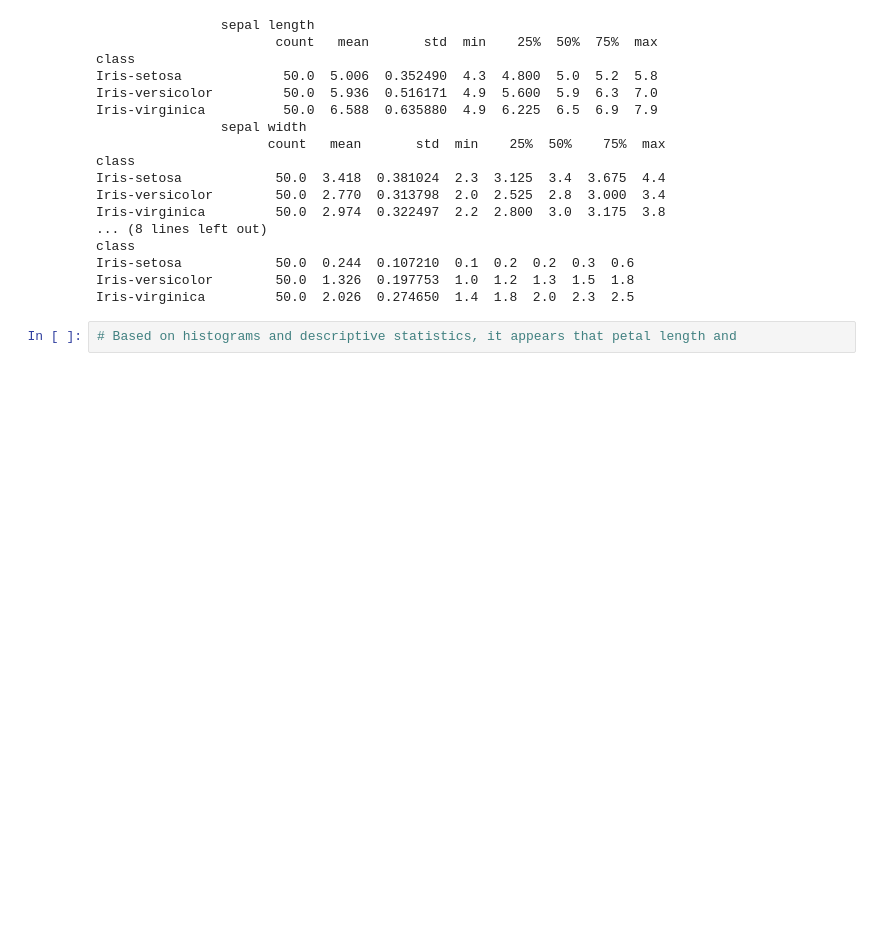
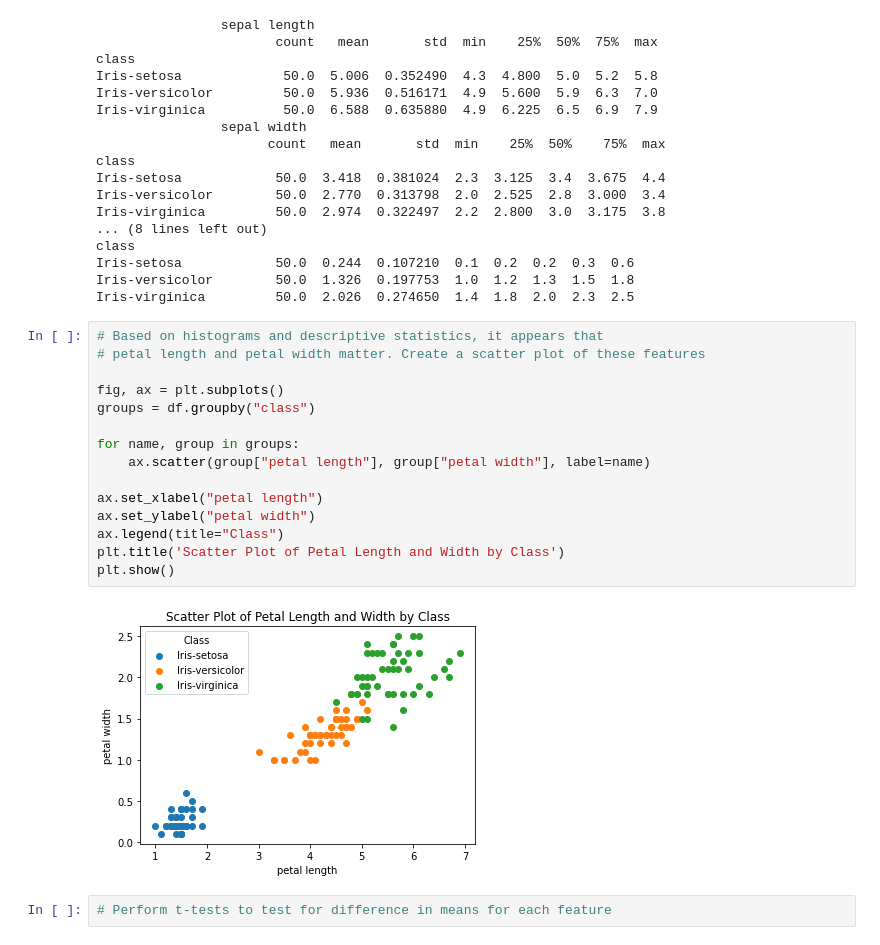
Before and after one commit to vedantdotcom/CoderPad-IrisExploratoryAnalysis, a Jupyter notebook: Analysis.ipynb, the cells around one changed output. Drawn from its saved outputs; the diff is of its cells as text; blank space fills up the shorter version.

```diff
--- a/Analysis.ipynb
+++ b/Analysis.ipynb
@@ -116,4 +116,21 @@ Iris-setosa            50.0  0.244  0.107210  0.1  0.2  0.2  0.3  0.6
 Iris-versicolor        50.0  1.326  0.197753  1.0  1.2  1.3  1.5  1.8
 Iris-virginica         50.0  2.026  0.274650  1.4  1.8  2.0  2.3  2.5
 # %%
-# Based on histograms and descriptive statistics, it appears that petal length and
+# Based on histograms and descriptive statistics, it appears that
+# petal length and petal width matter. Create a scatter plot of these features
+
+fig, ax = plt.subplots()
+groups = df.groupby("class")
+
+for name, group in groups:
+    ax.scatter(group["petal length"], group["petal width"], label=name)
+
+ax.set_xlabel("petal length")
+ax.set_ylabel("petal width")
+ax.legend(title="Class")
+plt.title('Scatter Plot of Petal Length and Width by Class')
+plt.show()
+# %% [output]
+[figure, added]
+# %%
+# Perform t-tests to test for difference in means for each feature
```
